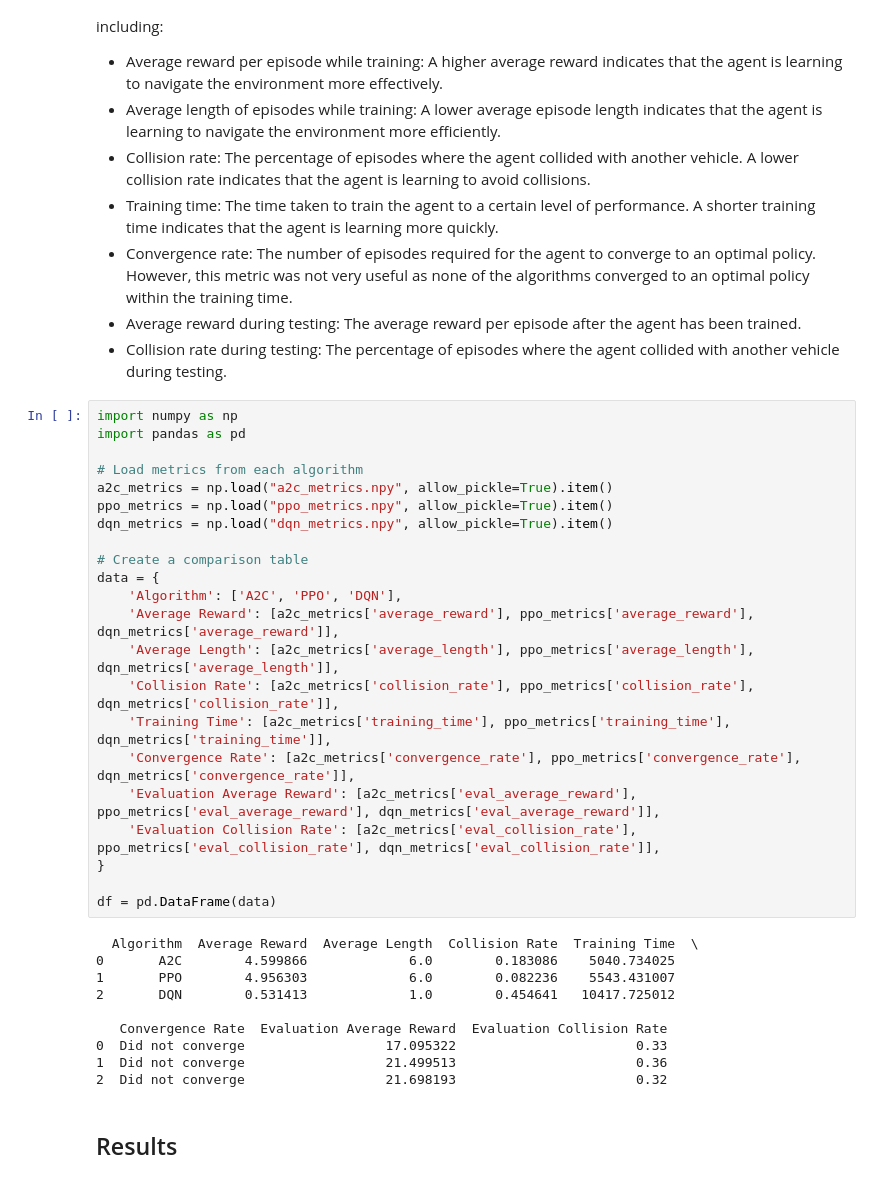
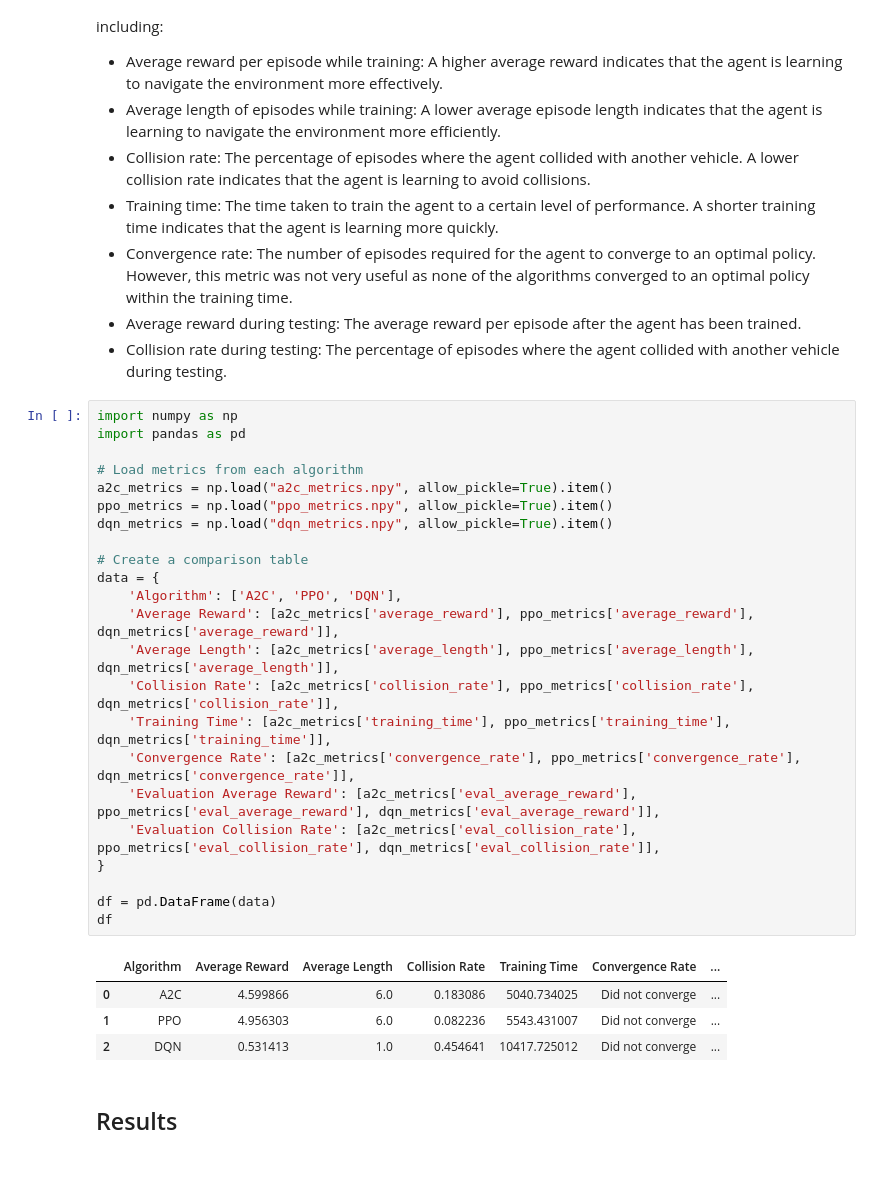
Before and after one commit to YashPatki02/HighwayEnv-COGS188, a Jupyter notebook: writeup.ipynb, the cells around one changed output. Saved outputs shown, nothing was run; the diff lists cells and outputs as text.

Commit message:
Show table

```diff
--- a/writeup.ipynb
+++ b/writeup.ipynb
@@ -99,35 +99,31 @@ To compare the performance of the A2C, PPO, and DQN algorithms, we used several
 # %%
 import numpy as np
 import pandas as pd
 
 # Load metrics from each algorithm
 a2c_metrics = np.load("a2c_metrics.npy", allow_pickle=True).item()
 ppo_metrics = np.load("ppo_metrics.npy", allow_pickle=True).item()
 dqn_metrics = np.load("dqn_metrics.npy", allow_pickle=True).item()
 
 # Create a comparison table
 data = {
     'Algorithm': ['A2C', 'PPO', 'DQN'],
     'Average Reward': [a2c_metrics['average_reward'], ppo_metrics['average_reward'], dqn_metrics['average_reward']],
     'Average Length': [a2c_metrics['average_length'], ppo_metrics['average_length'], dqn_metrics['average_length']],
     'Collision Rate': [a2c_metrics['collision_rate'], ppo_metrics['collision_rate'], dqn_metrics['collision_rate']],
     'Training Time': [a2c_metrics['training_time'], ppo_metrics['training_time'], dqn_metrics['training_time']],
     'Convergence Rate': [a2c_metrics['convergence_rate'], ppo_metrics['convergence_rate'], dqn_metrics['convergence_rate']],
     'Evaluation Average Reward': [a2c_metrics['eval_average_reward'], ppo_metrics['eval_average_reward'], dqn_metrics['eval_average_reward']],
     'Evaluation Collision Rate': [a2c_metrics['eval_collision_rate'], ppo_metrics['eval_collision_rate'], dqn_metrics['eval_collision_rate']],
 }
 
 df = pd.DataFrame(data)
+df
 # %% [output]
-  Algorithm  Average Reward  Average Length  Collision Rate  Training Time  \
-0       A2C        4.599866             6.0        0.183086    5040.734025
-1       PPO        4.956303             6.0        0.082236    5543.431007
-2       DQN        0.531413             1.0        0.454641   10417.725012
-
-   Convergence Rate  Evaluation Average Reward  Evaluation Collision Rate
-0  Did not converge                  17.095322                       0.33
-1  Did not converge                  21.499513                       0.36
-2  Did not converge                  21.698193                       0.32
+|  | Algorithm | Average Reward | Average Length | Collision Rate | Training Time | Convergence Rate | ... |
+| 0 | A2C | 4.599866 | 6.0 | 0.183086 | 5040.734025 | Did not converge | ... |
+| 1 | PPO | 4.956303 | 6.0 | 0.082236 | 5543.431007 | Did not converge | ... |
+| 2 | DQN | 0.531413 | 1.0 | 0.454641 | 10417.725012 | Did not converge | ... |
 # %% [markdown]
 ## Results
 # %%
```
